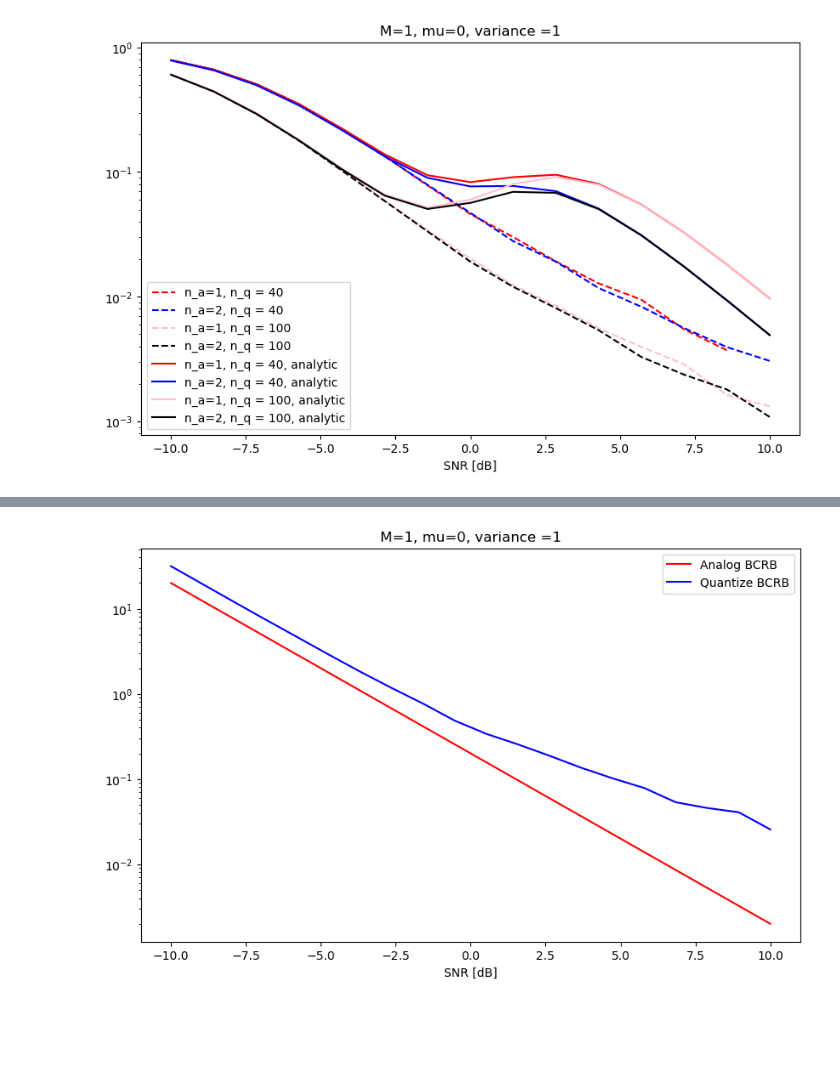
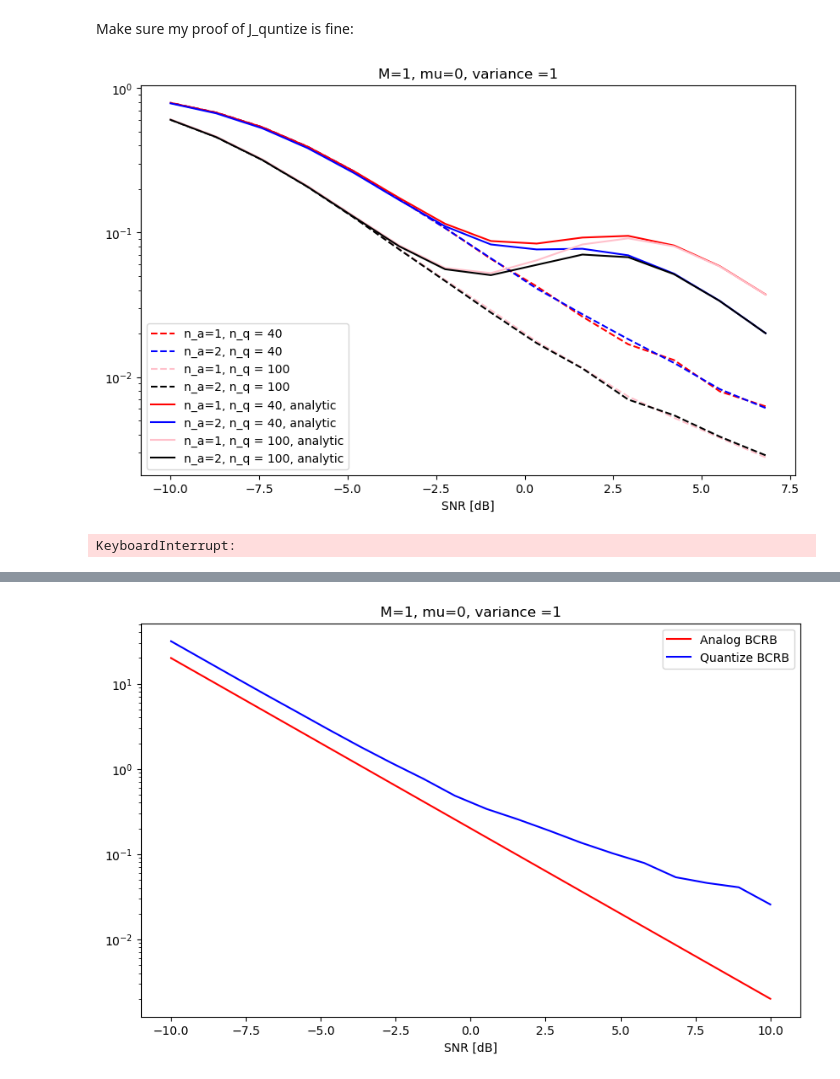
Before and after one commit to mazyaniv/Channel_Estimation, a Jupyter notebook: yaniv.ipynb, the cells around one changed output, grey strips where cells are left out. Saved outputs shown, nothing was run; the diff lists cells and outputs as text; code cells hidden in the pictures; blank space fills up the shorter version.

```diff
--- a/yaniv.ipynb
+++ b/yaniv.ipynb
@@ -190,13 +192,13 @@ def MSE_zertothresh_analytic(sigma1,sigma2, n_a,n_q):
     second = (2*rho_q*n_q*pow(sigma1,4))/(math.pi*(rho_q+pow(sigma2, 2))*(alpha+beta*rho_q*n_q)*pow(rho_a*n_a+pow(sigma1, 2),2))
     return math.sqrt(M)*(1-first-second) #Frobenius  norm- not MSE, but relevant for CRB
 # %%
-sim = 500
+sim = 100
 na = 0
 nq = 30
 epsilon = pow(10,-1)
 matrix_const1 = Matrix(na,nq)
 L_Estimator_analytic1 = [MSE_zertothresh_analytic(sigma_space[i],sigma_space[i], na,nq) for i in range(len(sigma_space))]
-L_Estimator_numerical1 = [MSE_general_numerical_quantize(sigma_space[i],sigma_space[i], nq, matrix_const1, sim) for i in range(len(sigma_space))]
+L_Estimator_numerical1 = [MSE_general_numerical(sigma_space[i],sigma_space[i],na, nq, matrix_const1, sim,epsilon) for i in range(len(sigma_space))]
 ######################
 fig = plt.figure(figsize=(10, 6))
 plt.plot(10*np.log10(1/sigma_space), L_Estimator_analytic1)
@@ -207,0 +212,2 @@ plt.show()
+# %% [markdown]
+Make sure my proof of J_quntize is fine:
@@ -210,26 +261,28 @@ def CRB(sigma1,sigma2, n_a,n_q,matrix, observ=sim,thresh_real=0,thresh_im=0,quan
     teta_samp = samp_teta(observ)
     g_teta = matrix[1] @ teta_samp
     G_normal = matrix[1]/math.sqrt(n_q*rho_q)
-    zeta_real = (math.sqrt(2) / sigma2 * (g_teta.real-thresh_real))
-    zeta_im = (math.sqrt(2) / sigma2 * (g_teta.imag-thresh_im))
+    zeta_real = ((math.sqrt(2)/sigma2)*(g_teta.real-thresh_real))
+    zeta_im = ((math.sqrt(2)/sigma2)*(g_teta.imag-thresh_im))
     pdf_real = norm.pdf(zeta_real)
     cdf_real = norm.cdf(zeta_real)
     pdf_im = norm.pdf(zeta_im)
     cdf_im = norm.cdf(zeta_im)
-    d_vec = np.divide(np.power(pdf_real, 2), np.multiply(cdf_real, (norm.cdf(-zeta_real)))) + \
-            np.divide(np.power(pdf_im, 2), np.multiply(cdf_im, (norm.cdf(-zeta_im))))
+    # d_vec = np.divide(np.power(pdf_real, 2), np.multiply(norm.cdf(zeta_real), (norm.cdf(-zeta_real)))) + \
+    #         np.divide(np.power(pdf_im, 2), np.multiply(norm.cdf(zeta_im), (norm.cdf(-zeta_im))))
+    d_vec = np.divide(np.power(pdf_real, 2), np.multiply(norm.cdf(zeta_real), (norm.cdf(-zeta_real)))) + \
+            np.divide(np.power(pdf_im, 2), np.multiply(norm.cdf(zeta_im), (norm.cdf(-zeta_im))))
     d = np.mean(d_vec, axis=1) #converges to 0.95 aprox.
     if quantize == 0:
         J2 = (rho_q * n_q / pow(sigma2, 2)) * np.identity(M)
     else:
         my_vector = [(n_q*rho_q*d[i])*G_normal[i].reshape(M,1).conjugate()*G_normal[i].reshape(M,1).transpose() for  i in range(len(d))]
-        J2 = np.sum(my_vector,axis=0)*(1 /(2 * pow(sigma2, 2)))
+        J2 = np.sum(my_vector,axis=0)*(1/(2*pow(sigma2, 2)))
     J1 = (1 + (rho_a * n_a / pow(sigma1, 2))) * np.identity(M)
     J = J1 + J2
 
     my_vector = [((2*pow(sigma1,2)*pow(sigma2,2))+(2*rho_a*n_a*pow(sigma2,2))+n_q*rho_q*d[i]*pow(sigma1,2))*G_normal[i].reshape(M,1).conjugate()*G_normal[i].reshape(M,1).transpose() for  i in range(len(d))]
-    J_sum = np.sum(my_vector,axis=0)*(1 /(2 * pow(sigma2, 2)*pow(sigma1,2)))
+    J_sum = np.sum(my_vector,axis=0)*(1/(2*pow(sigma2, 2)*pow(sigma1,2)))
 
     # my_vector = [(((2 * pow(sigma2, 2))) /((2*pow(sigma1,2)*pow(sigma2,2))+(2*rho_a*n_a*pow(sigma2,2))+n_q*rho_q*d[i]*pow(sigma1,2)))*G_normal[i].reshape(M,1).conjugate()*G_normal[i].reshape(M,1).transpose() for  i in range(len(d))]
     # Bound_sum = np.sum(my_vector,axis=0) #Harder to compute
-    return LA.norm((LA.inv(J_sum)).real,"fro"), LA.norm((LA.inv(J)).real,"fro"), LA.norm((LA.inv(J1)).real,"fro"), LA.norm((LA.inv(J2)).real,"fro")
+    return LA.norm((LA.inv(J_sum)).real,"fro"), LA.norm((LA.inv(J)).real,"fro"), LA.norm((LA.inv(J1)).real,"fro"), LA.norm((LA.inv(J2+np.identity(M))).real,"fro")
@@ -236,4 +291,5 @@ def CRB(sigma1,sigma2, n_a,n_q,matrix, observ=sim,thresh_real=0,thresh_im=0,quan
 # %%
+sigma_space = np.logspace(-0.68,1,14)
 n_a = [1,2,1,2]
 n_q = [40,40,100,100]
 epsilon = pow(10,-1)
@@ -241,40 +297,40 @@ matrix_const1 = Matrix(n_a[0],n_q[0])
 matrix_const2 = Matrix(n_a[1],n_q[1])
 matrix_const3 = Matrix(n_a[2],n_q[2])
 matrix_const4 = Matrix(n_a[3],n_q[3])
-sim = 1000
+sim = 300
 thresh_real = thresh_G(n_q[0],matrix_const1[1])[0]
 thresh_imag = thresh_G(n_q[0],matrix_const1[1])[1]
 thresh_const = np.ones((M*n_q[0], 1))
 
 L_Estimator_analytic1 = [MSE_zertothresh_analytic(sigma_space[i],sigma_space[i], n_a[0],n_q[0]) for i in range(len(sigma_space))]
 L_Estimator_analytic2 = [MSE_zertothresh_analytic(sigma_space[i],sigma_space[i], n_a[1],n_q[1]) for i in range(len(sigma_space))]
 L_Estimator_analytic3 = [MSE_zertothresh_analytic(sigma_space[i],sigma_space[i], n_a[2],n_q[2]) for i in range(len(sigma_space))]
 L_Estimator_analytic4 = [MSE_zertothresh_analytic(sigma_space[i],sigma_space[i], n_a[3],n_q[3]) for i in range(len(sigma_space))]
 
 CRB1 = [CRB(sigma_space[i],sigma_space[i],n_a[0],n_q[0],matrix_const1)[0] for i in range(len(sigma_space))]
 CRB2 = [CRB(sigma_space[i],sigma_space[i],n_a[0],n_q[1],matrix_const2)[0] for i in range(len(sigma_space))]
 CRB3 = [CRB(sigma_space[i],sigma_space[i],n_a[2],n_q[2],matrix_const3)[0] for i in range(len(sigma_space))]
 CRB4 = [CRB(sigma_space[i],sigma_space[i],n_a[3],n_q[3],matrix_const4)[0] for i in range(len(sigma_space))]
 
 ######################
 fig = plt.figure(figsize=(10, 6))
 list_of_colors = ['red','blue','pink','black']
 list_of_functions = [CRB1,CRB2,CRB3,CRB4]
 
 for i in range(len(list_of_functions)):
     plt.plot(10*np.log10(1/sigma_space), list_of_functions[i],'--' ,color=list_of_colors[i], label='n_a={}, n_q = {}'.format(n_a[i], n_q[i]))
 
 list_of_functions1 = [L_Estimator_analytic1, L_Estimator_analytic2,L_Estimator_analytic3,L_Estimator_analytic4]
 for i in range(len(list_of_functions1)):
     plt.plot(10*np.log10(1/sigma_space), list_of_functions1[i], color=list_of_colors[i], label='n_a={}, n_q = {}, analytic'.format(n_a[i], n_q[i]))
 
 plt.title("M={}, mu={}, variance ={}".format(M,mu,round(2*pow(sigma_teta,2))))
 plt.yscale('log')
 plt.xlabel("SNR [dB]")
 plt.legend()
 plt.show()
 # %% [output]
-[figure, old version]
+[figure, new version]
 # %%
 sim = 100
 n_a = [1,2,3,4]
@@ -307,6 +363,8 @@ plt.xlabel("SNR [dB]")
 plt.legend()
 plt.legend()
 plt.show()
+# %% [output]
+KeyboardInterrupt:
 # %%
 n_a = [0,0,0,0]
 n_q = [10,50,70,100]
```
Also changed, not shown: parts of 11 cells of this notebook.
